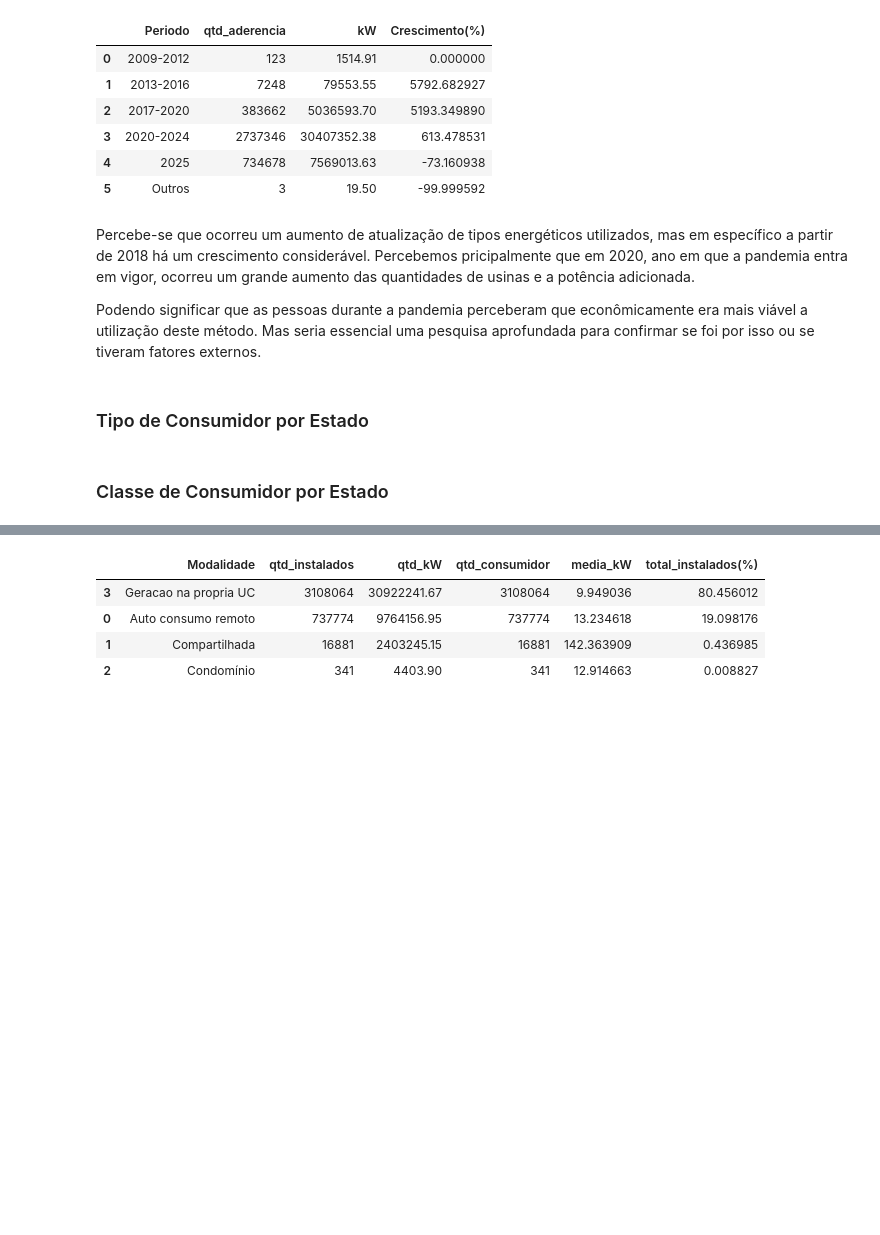
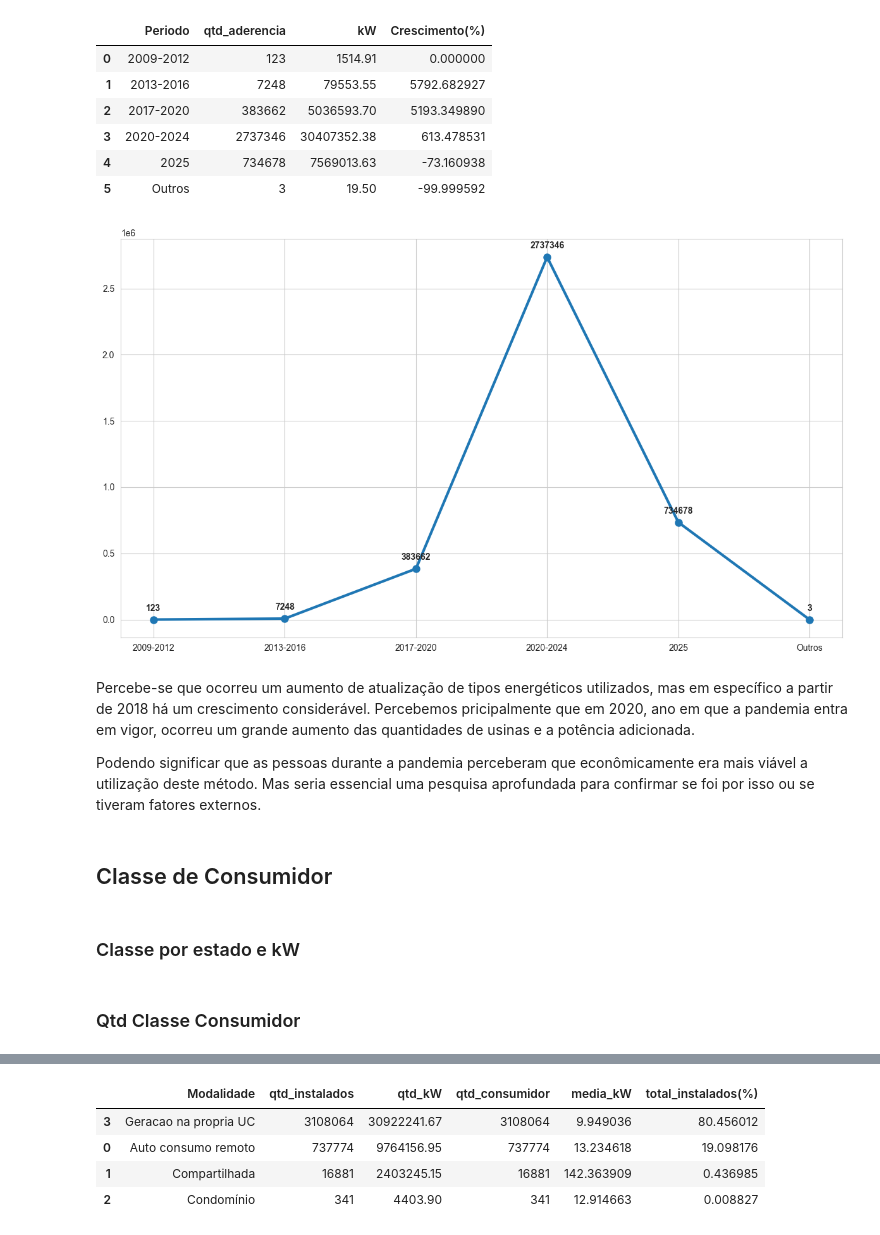
Before and after one commit to lannacassio/Fontes-Renovaveis-Aneel, a Jupyter notebook: Arquivo_Python/analise_aneel.ipynb, the cells around one changed output, grey strips where cells are left out. Cells and saved outputs as stored; diff of their text form; code cells hidden in the pictures; blank space fills up the shorter version.

```diff
--- a/Arquivo_Python/analise_aneel.ipynb
+++ b/Arquivo_Python/analise_aneel.ipynb
@@ -731,9 +782,24 @@ analise
 | 3 | 2020-2024 | 2737346 | 30407352.38 | 613.478531 |
 | 4 | 2025 | 734678 | 7569013.63 | -73.160938 |
 | 5 | Outros | 3 | 19.50 | -99.999592 |
+# %%
+plt.figure(figsize=(12,7))
+
+plt.plot(analise['Periodo'], analise['qtd_aderencia'], marker='o', linewidth=3,
+         markersize=8, color='#1f77b4')
+
+
+# {y}, (x,y) garante escrever os valores nas coordenadas, textcoords coloca os valores nas marcações
+# xytext define o espaçamento entre o valor e o ponto demarcado
+
+for x,y in zip(analise['Periodo'], analise['qtd_aderencia']):
+    plt.annotate(f'{y}', (x,y), textcoords="offset points", xytext=(0,10), ha='center', fontweight='bold')
+
+plt.tight_layout()
+plt.show()
+# %% [output]
+[figure, added]
 # %% [markdown]
 Percebe-se que  ocorreu um aumento de atualização de tipos energéticos utilizados, mas em específico a partir de 2018 há um crescimento considerável. Percebemos pricipalmente que em 2020, ano em que a pandemia entra em vigor, ocorreu um grande aumento das quantidades de usinas e a potência adicionada.
 
 Podendo significar que as pessoas durante a pandemia perceberam que econômicamente era mais viável a utilização deste método. Mas seria essencial uma pesquisa aprofundada para confirmar se foi por isso ou se tiveram fatores externos.
-# %% [markdown]
-### Tipo de Consumidor por Estado
@@ -759,5 +806,7 @@ fig.show()
 # %% [markdown]
-### Classe de Consumidor por Estado
+## Classe de Consumidor
+# %% [markdown]
+### Classe por estado e kW
 # %%
 resumo = dados.groupby(['Estado', 'Classe_consumidor']).agg(
     quantidade = ('Classe_consumidor','count'),
@@ -777,3 +826,5 @@ fig = px.bar(
 )
 fig.update_layout(yaxis={'categoryorder': 'total ascending'})
 fig.show()
+# %% [markdown]
+### Qtd Classe Consumidor
```
Also changed, not shown: parts of 26 cells of this notebook.
